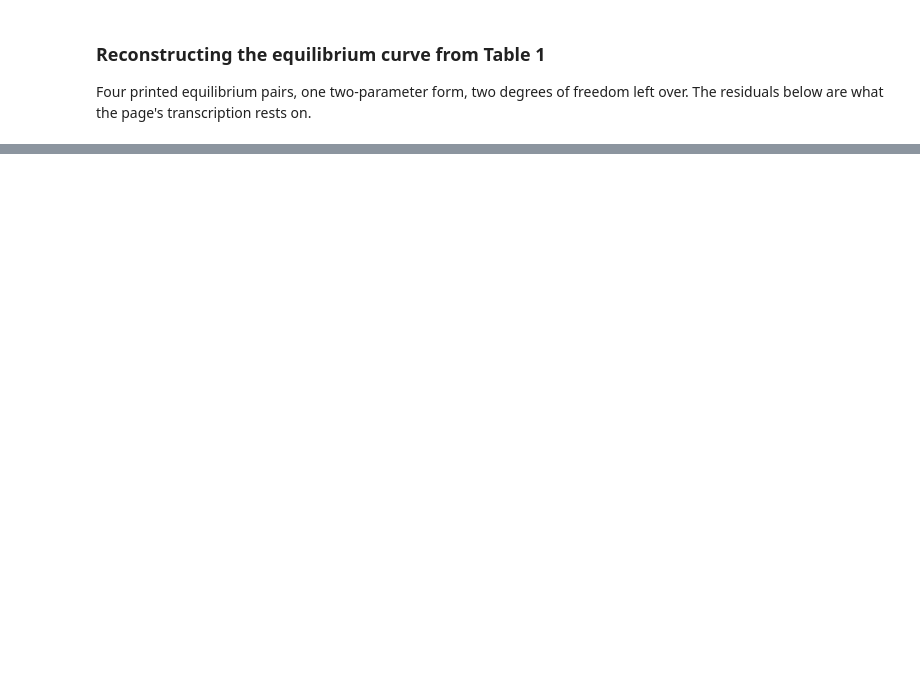
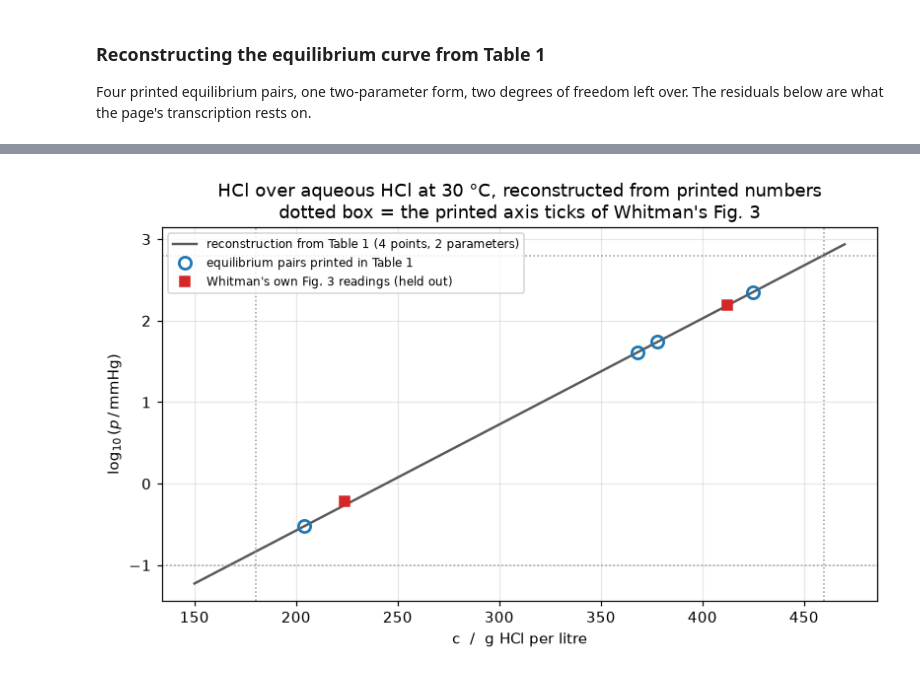
Before and after one commit to computational-chemical-engineering/pymrm-gallery, a Jupyter notebook: pages/A3.1-whitman-two-film/index.ipynb, the cells around one changed output, grey strips where cells are left out. Saved outputs shown, nothing was run; the diff lists cells and outputs as text; code cells hidden in the pictures; blank space fills up the shorter version.

```diff
--- a/pages/A3.1-whitman-two-film/index.ipynb
+++ b/pages/A3.1-whitman-two-film/index.ipynb
@@ -1434,24 +400,0 @@ publishes no rate constant, and the enhancement regimes belong to
-# %%
-N_gasfilm_only = KP_R3 * 225.0
-REACTION_N = 200
-rows = []
-for ka in [0.0, 0.1, 1.0, 10.0, 1e3, 1e6]:
-    s = TwoFilm(KP_R3, kc_1, n=REACTION_N, ka=ka).solve(225.0, 378.0)
-    rows.append(dict(ka=ka, rate=s["N"], p2=s["p2"], c2=s["c2"],
-                     frac_of_gasfilm_limit=s["N"]/N_gasfilm_only))
-rx = pd.DataFrame(rows)
-display(rx.round(9))
-REACTION_LIMIT_RELDEV = float(abs(rx.frac_of_gasfilm_limit.iloc[-1] - 1.0))
-print(f"gas-film-only rate k_p p_1 = {N_gasfilm_only:.5f} g/h")
-print(f"at ka = 1e6 the rate reaches it to {REACTION_LIMIT_RELDEV:.3e} relative, "
-      "from below,")
-print(f"the residual being exactly p2/p1 = "
-      f"{rx.p2.iloc[-1]:.6g}/225 = {rx.p2.iloc[-1]/225.0:.3e}.")
-print(f"\nThat number is a GRID FLOOR at n = {REACTION_N}, not a converged limit "
-      "- it moves with n:")
-for n in (25, 50, 100, 200, 400):
-    v = TwoFilm(KP_R3, kc_1, n=n, ka=1e6).solve(225.0, 378.0)
-    print(f"   n = {n:4d}   1 - N/(k_p p_1) = {abs(v['N']/N_gasfilm_only - 1):.3e}")
-print("   The reaction layer at ka = 1e6 is ~1/1000 of the film, so it is")
-print("   unresolved on every one of these grids and p2 stalls where the mesh")
-print("   leaves it. Reported as a floor, not as convergence.")
@@ -2004,0 +515,23 @@ from Whitman's own Table 1.
+# %%
+fig, ax = plt.subplots(figsize=(7.4, 4.6))
+cc = np.linspace(150, 470, 400)
+ax.plot(cc, np.log10(EQ.p(cc)), "-", lw=1.6, color="0.35",
+        label="reconstruction from Table 1 (4 points, 2 parameters)")
+ax.plot(C_EQ, np.log10(P_EQ), "o", ms=8, mfc="none", mew=1.8, color="C0",
+        label="equilibrium pairs printed in Table 1")
+ax.plot([printed("c2_run1"), printed("c2_run2")],
+        np.log10([printed("p2_run1"), printed("p2_run2")]), "s", ms=7, color="C3",
+        label="Whitman's own Fig. 3 readings (held out)")
+for v in (O_LO, O_HI):
+    ax.axhline(v, ls=":", lw=1, color="0.6")
+for v in (C_LO, C_HI):
+    ax.axvline(v, ls=":", lw=1, color="0.6")
+ax.set_xlabel("c  /  g HCl per litre")
+ax.set_ylabel(r"$\log_{10}(p\,/\,\mathrm{mmHg})$")
+ax.set_title("HCl over aqueous HCl at 30 °C, reconstructed from printed numbers\n"
+             "dotted box = the printed axis ticks of Whitman's Fig. 3")
+ax.legend(fontsize=8, loc="upper left")
+fig.tight_layout()
+plt.show()
+# %% [output]
+[figure, added]
```
Also changed, not shown: parts of 90 cells of this notebook, 9 other files.
